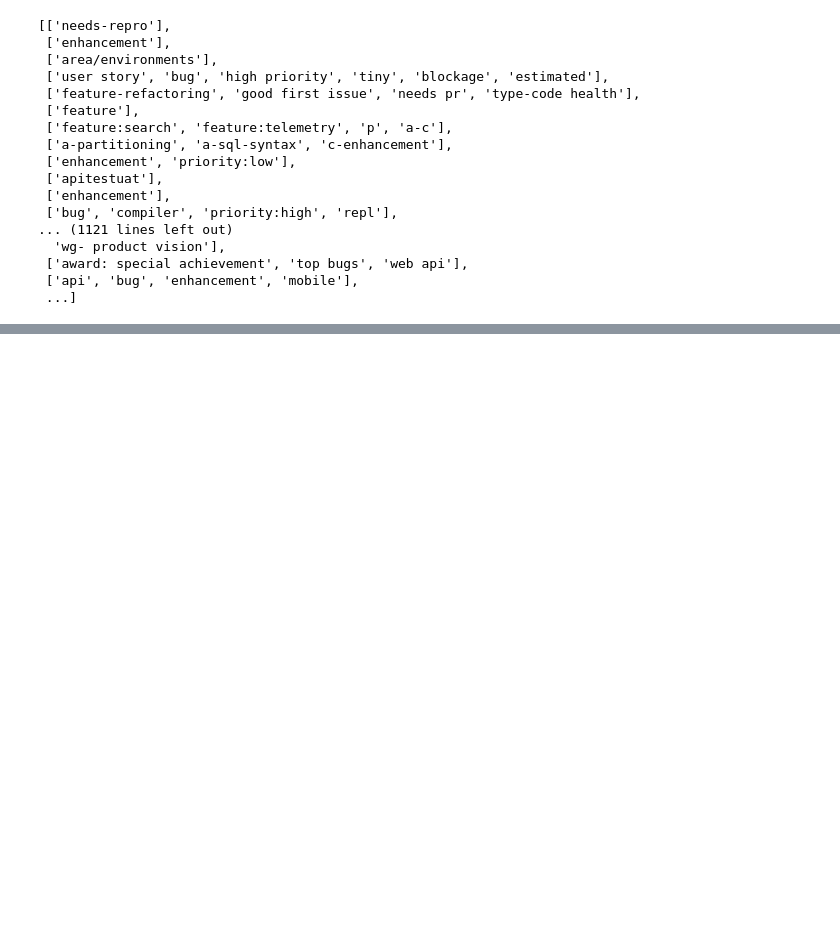
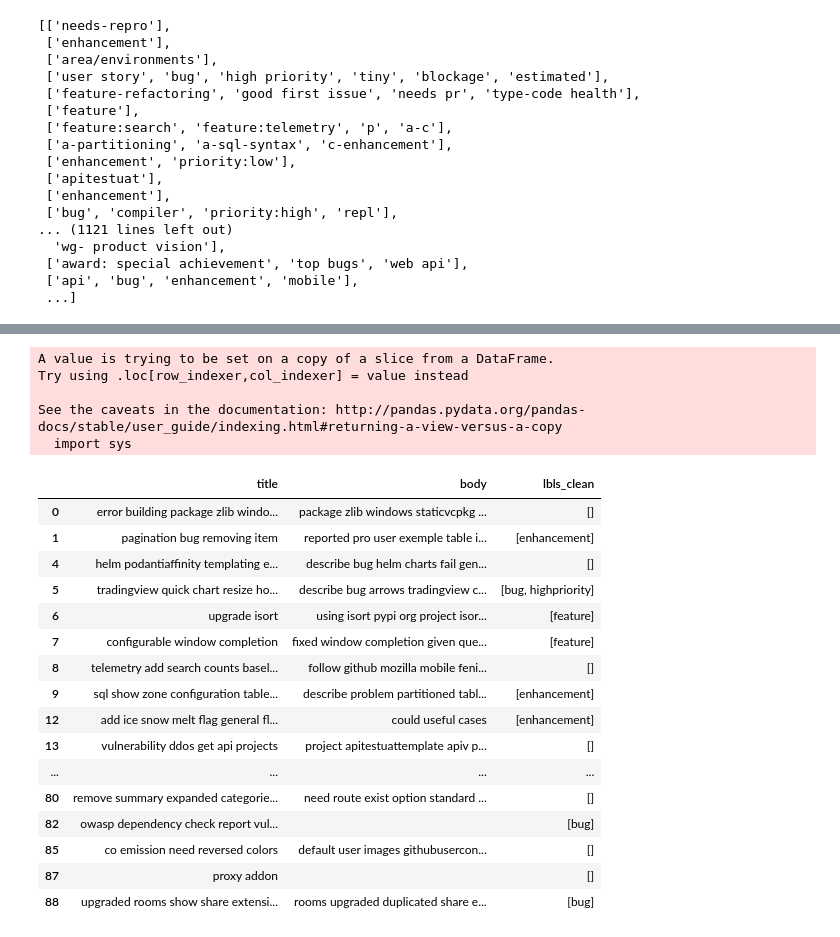
Before and after one commit to fyprjgroup3/FY_project, a Jupyter notebook: Labelizer_nb.ipynb, the cells around one changed output, grey strips where cells are left out. Saved outputs shown, nothing was run; the diff lists cells and outputs as text; code cells hidden in the pictures; blank space fills up the shorter version.

```diff
--- a/Labelizer_nb.ipynb
+++ b/Labelizer_nb.ipynb
@@ -464,0 +494,12 @@ lbls_clean
+# %%
+count={}
+for x in labels:
+    if x not in count:
+        count[x]=1
+    else:
+        count[x]+=1
+d = collections.Counter(count)
+freq=[]
+i=0
+for w,c in d.most_common():
+    freq.append([w,c])
@@ -464,0 +556,5 @@ lbls_clean
+# %%
+selected_labels=['bug','enhancement','question','feature','helpwanted','highpriority','documentation','greenkeeper','task','invalid','support','review','frontend']
+# %%
+data=prc_dset[["title","body","lbls_clean"]]
+data
@@ -464,0 +575,32 @@ lbls_clean
+# %%
+def intersection(lst1, lst2):
+
+    temp = set(lst2)
+    lst3 = [value for value in lst1 if value in temp]
+    return lst3
+
+data['lbls_clean']=[intersection(selected_labels,i) for i in data['lbls_clean']]
+data.head(50)
+# %% [output]
+A value is trying to be set on a copy of a slice from a DataFrame.
+Try using .loc[row_indexer,col_indexer] = value instead
+
+See the caveats in the documentation: http://pandas.pydata.org/pandas-docs/stable/user_guide/indexing.html#returning-a-view-versus-a-copy
+  import sys
+|  | title | body | lbls_clean |
+| 0 | error building package zlib windo... | package zlib windows staticvcpkg ... | [] |
+| 1 | pagination bug removing item | reported pro user exemple table i... | [enhancement] |
+| 4 | helm podantiaffinity templating e... | describe bug helm charts fail gen... | [] |
+| 5 | tradingview quick chart resize ho... | describe bug arrows tradingview c... | [bug, highpriority] |
+| 6 | upgrade isort | using isort pypi org project isor... | [feature] |
+| 7 | configurable window completion | fixed window completion given que... | [feature] |
+| 8 | telemetry add search counts basel... | follow github mozilla mobile feni... | [] |
+| 9 | sql show zone configuration table... | describe problem partitioned tabl... | [enhancement] |
+| 12 | add ice snow melt flag general fl... | could useful cases | [enhancement] |
+| 13 | vulnerability ddos get api projects | project apitestuattemplate apiv p... | [] |
+| ... | ... | ... | ... |
+| 80 | remove summary expanded categorie... | need route exist option standard ... | [] |
+| 82 | owasp dependency check report vul... |  | [bug] |
+| 85 | co emission need reversed colors | default user images githubusercon... | [] |
+| 87 | proxy addon |  | [] |
+| 88 | upgraded rooms show share extensi... | rooms upgraded duplicated share e... | [bug] |
```
Also changed, not shown: parts of 20 cells of this notebook.
